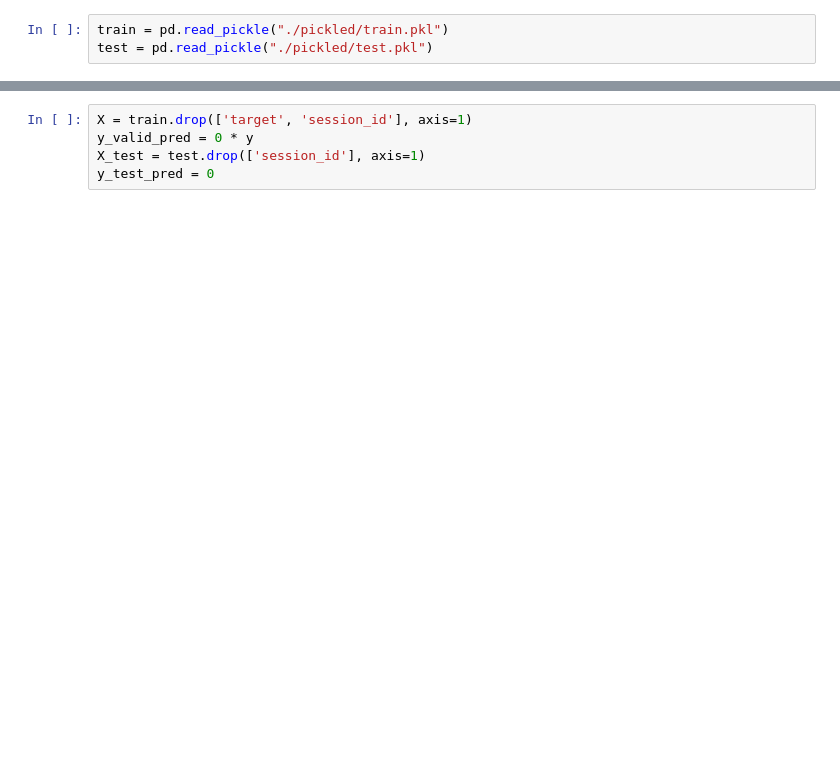
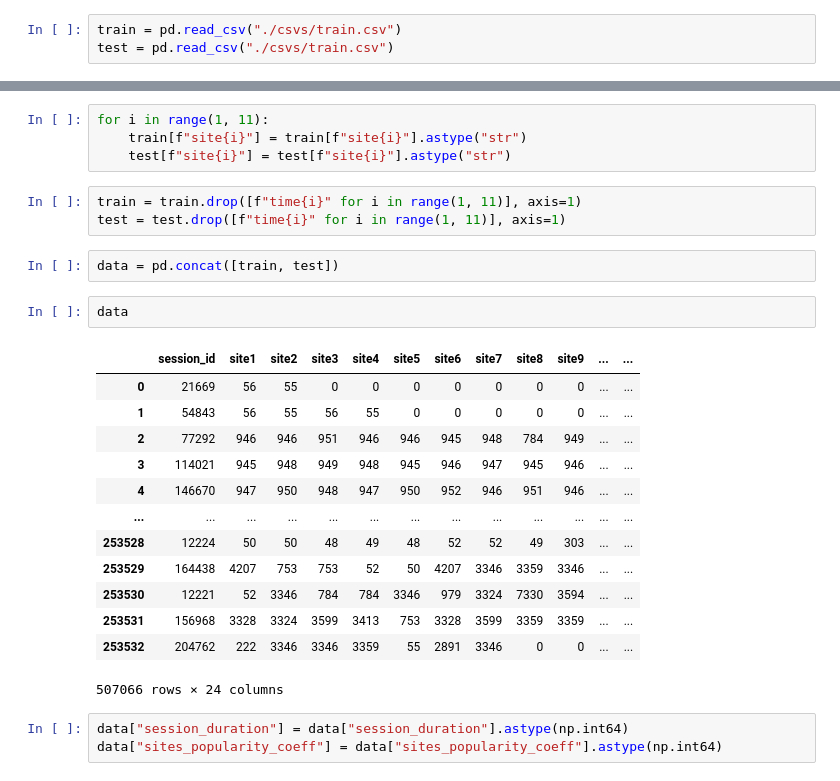
Before and after one commit to ret7020/MoscowMastersWorkflow, a Jupyter notebook: catboost.ipynb, the cells around one changed output, grey strips where cells are left out. Cells and saved outputs as stored; diff of their text form; blank space fills up the shorter version.

```diff
--- a/catboost.ipynb
+++ b/catboost.ipynb
@@ -6,3 +9,3 @@ from catboost import CatBoostClassifier, Pool
 # %%
-train = pd.read_pickle("./pickled/train.pkl")
-test = pd.read_pickle("./pickled/test.pkl")
+train = pd.read_csv("./csvs/train.csv")
+test = pd.read_csv("./csvs/train.csv")
@@ -25,5 +54,28 @@ train.head(10)
+# %%
+for i in range(1, 11):
+    train[f"site{i}"] = train[f"site{i}"].astype("str")
+    test[f"site{i}"] = test[f"site{i}"].astype("str")
+# %%
+train = train.drop([f"time{i}" for i in range(1, 11)], axis=1)
+test = test.drop([f"time{i}" for i in range(1, 11)], axis=1)
+# %%
+data = pd.concat([train, test])
 # %%
-X = train.drop(['target', 'session_id'], axis=1)
-y_valid_pred = 0 * y
-X_test = test.drop(['session_id'], axis=1)
-y_test_pred = 0
+data
+# %% [output]
+|  | session_id | site1 | site2 | site3 | site4 | site5 | site6 | site7 | site8 | site9 | ... | ... |
+| 0 | 21669 | 56 | 55 | 0 | 0 | 0 | 0 | 0 | 0 | 0 | ... | ... |
+| 1 | 54843 | 56 | 55 | 56 | 55 | 0 | 0 | 0 | 0 | 0 | ... | ... |
+| 2 | 77292 | 946 | 946 | 951 | 946 | 946 | 945 | 948 | 784 | 949 | ... | ... |
+| 3 | 114021 | 945 | 948 | 949 | 948 | 945 | 946 | 947 | 945 | 946 | ... | ... |
+| 4 | 146670 | 947 | 950 | 948 | 947 | 950 | 952 | 946 | 951 | 946 | ... | ... |
+| ... | ... | ... | ... | ... | ... | ... | ... | ... | ... | ... | ... | ... |
+| 253528 | 12224 | 50 | 50 | 48 | 49 | 48 | 52 | 52 | 49 | 303 | ... | ... |
+| 253529 | 164438 | 4207 | 753 | 753 | 52 | 50 | 4207 | 3346 | 3359 | 3346 | ... | ... |
+| 253530 | 12221 | 52 | 3346 | 784 | 784 | 3346 | 979 | 3324 | 7330 | 3594 | ... | ... |
+| 253531 | 156968 | 3328 | 3324 | 3599 | 3413 | 753 | 3328 | 3599 | 3359 | 3359 | ... | ... |
+| 253532 | 204762 | 222 | 3346 | 3346 | 3359 | 55 | 2891 | 3346 | 0 | 0 | ... | ... |
+507066 rows × 24 columns
+# %%
+data["session_duration"] = data["session_duration"].astype(np.int64)
+data["sites_popularity_coeff"] = data["sites_popularity_coeff"].astype(np.int64)
```
Also changed, not shown: parts of 13 cells of this notebook, 7 other files.
